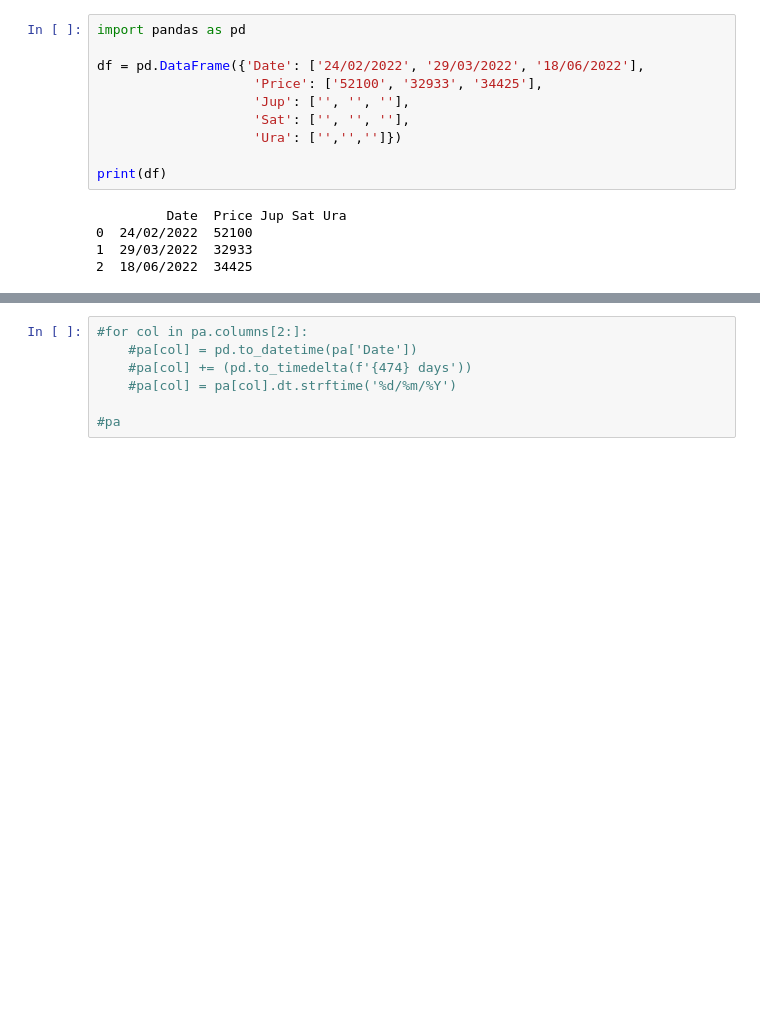
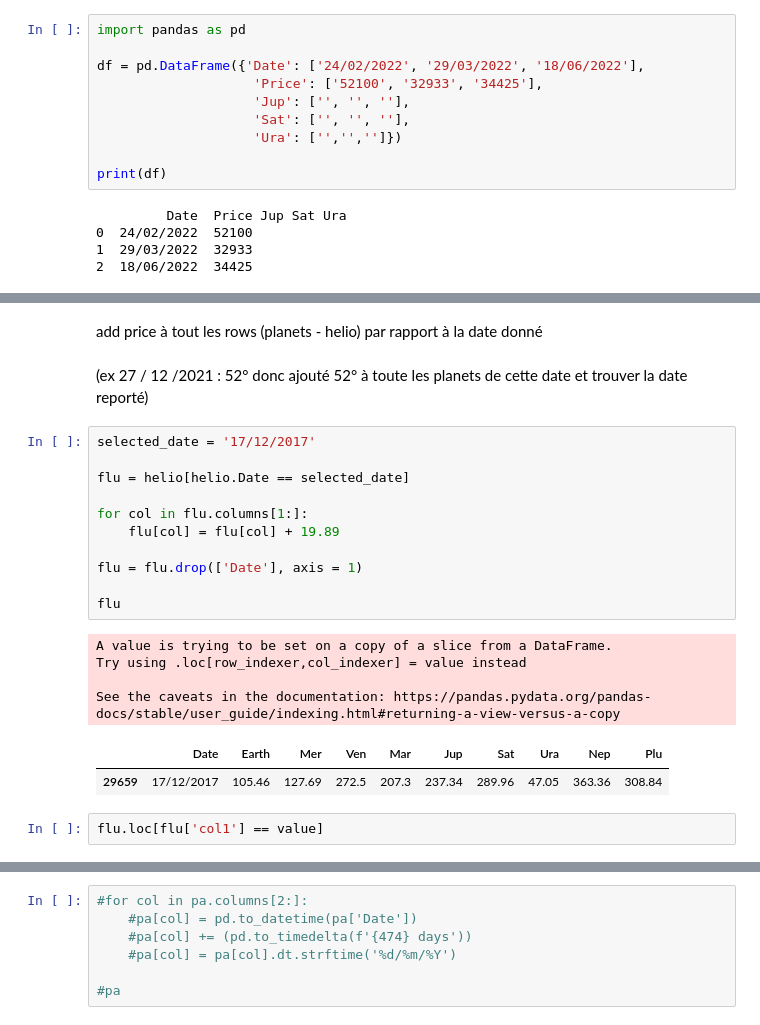
Before and after one commit to amirlehmam/MEMOIREPROPRE, a Jupyter notebook: PIPELINE.ipynb, the cells around one changed output, grey strips where cells are left out. Drawn from its saved outputs; the diff is of its cells as text; blank space fills up the shorter version.

```diff
--- a/PIPELINE.ipynb
+++ b/PIPELINE.ipynb
@@ -4466,0 +4379,24 @@ pa618
+# %% [markdown]
+add price à tout les rows (planets - helio) par rapport à la date donné
+# %% [markdown]
+(ex 27 / 12 /2021 : 52° donc ajouté 52° à toute les planets de cette date et trouver la date reporté)
+# %%
+selected_date = '17/12/2017'
+
+flu = helio[helio.Date == selected_date]
+
+for col in flu.columns[1:]:
+    flu[col] = flu[col] + 19.89
+
+flu = flu.drop(['Date'], axis = 1)
+
+flu
+# %% [output]
+A value is trying to be set on a copy of a slice from a DataFrame.
+Try using .loc[row_indexer,col_indexer] = value instead
+
+See the caveats in the documentation: https://pandas.pydata.org/pandas-docs/stable/user_guide/indexing.html#returning-a-view-versus-a-copy
+|  | Date | Earth | Mer | Ven | Mar | Jup | Sat | Ura | Nep | Plu |
+| 29659 | 17/12/2017 | 105.46 | 127.69 | 272.5 | 207.3 | 237.34 | 289.96 | 47.05 | 363.36 | 308.84 |
+# %%
+flu.loc[flu['col1'] == value]
```
Also changed, not shown: parts of 14 cells of this notebook.
